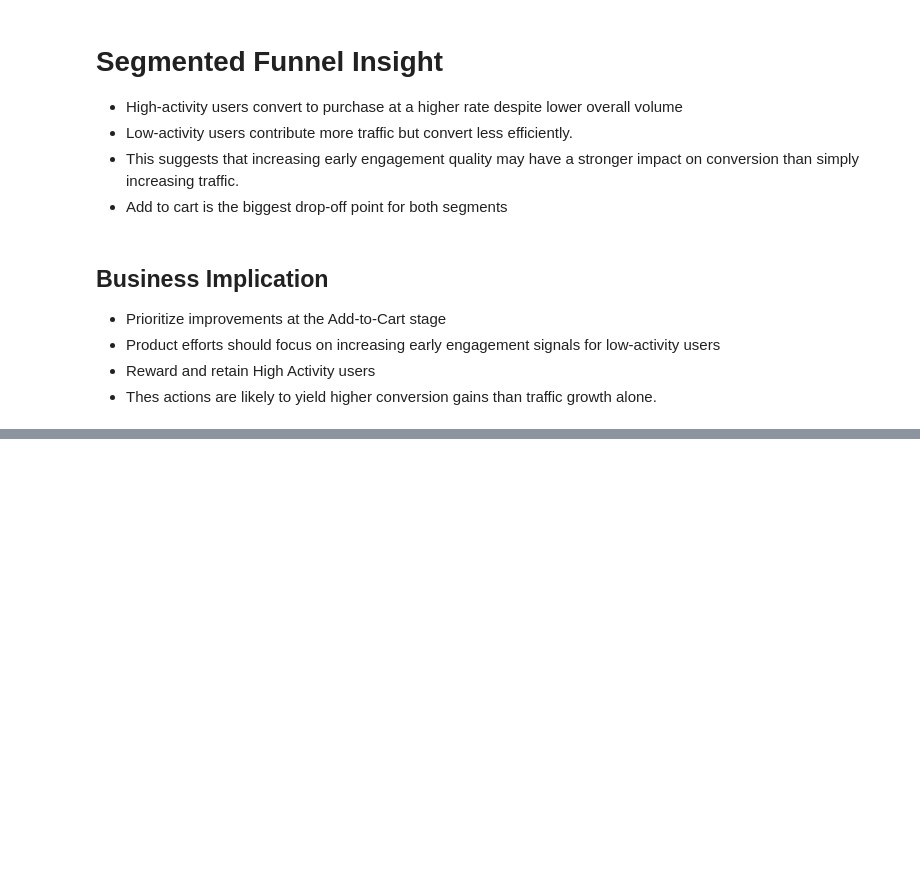
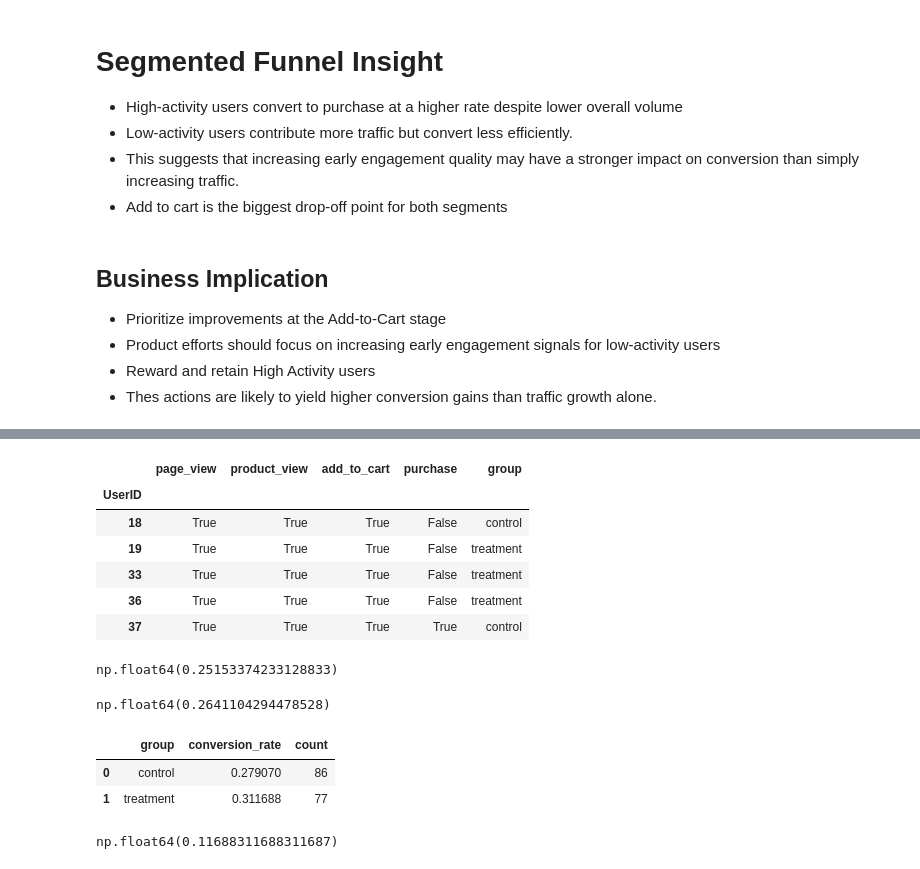
Before and after one commit to BoiDrew/product-funnel-experiment-analysis, a Jupyter notebook: notebooks/funnel_analysis.ipynb, the cells around one changed output, grey strips where cells are left out. Saved outputs shown, nothing was run; the diff lists cells and outputs as text; code cells hidden in the pictures; blank space fills up the shorter version.

```diff
--- a/notebooks/funnel_analysis.ipynb
+++ b/notebooks/funnel_analysis.ipynb
@@ -374,0 +398,40 @@ segment_funnel
+# %%
+# Randomly assign users to 'control' vs 'Treatement' groups
+
+np.random.seed(42)  # For reproducibility
+
+# Randomly assign each user to either control or treatment group
+experiment_user['group'] = np.random.choice(
+    ['control', 'treatment'],
+    size=len(experiment_user),
+    p=[0.5, 0.5]
+)
+
+experiment_user.head()
+# %% [output]
+|  | page_view | product_view | add_to_cart | purchase | group |
+| UserID |  |  |  |  |  |
+| 18 | True | True | True | False | control |
+| 19 | True | True | True | False | treatment |
+| 33 | True | True | True | False | treatment |
+| 36 | True | True | True | False | treatment |
+| 37 | True | True | True | True | control |
+# %%
+# Baseline (control) conversion rate
+baseline_rate = (
+    funnel_users['purchase'].sum() /
+    funnel_users['add_to_cart'].sum()
+)
+
+baseline_rate
+# %% [output]
+np.float64(0.25153374233128833)
+# %%
+# +5% lift for treatment group
+lift = 0.05
+
+# Apply lift to treatment group conversion rate
+treatment_rate = baseline_rate * (1 + lift)
+treatment_rate
+# %% [output]
+np.float64(0.2641104294478528)
@@ -374,0 +448,36 @@ segment_funnel
+# %%
+# Calculate conversion metrics for each experiment group (control vs treatment)
+results= (
+    experiment_user
+    .groupby('group')['purchase_simulated']
+    # Aggregate two key metrics:
+        # - mean: average of 0/1 values → conversion rate
+        # - count: number of users in each group
+
+    .agg(['mean', 'count'])
+    .reset_index()
+)
+
+results.rename(columns={'mean': 'conversion_rate'}, inplace=True)
+results
+# %% [output]
+|  | group | conversion_rate | count |
+| 0 | control | 0.279070 | 86 |
+| 1 | treatment | 0.311688 | 77 |
+# %%
+# Extract the conversion rate for the control group
+# We filter the 'results' table to the row where group == 'control'
+# Then select the 'conversion_rate' column and take the first (and only) value
+
+control_rate = results.loc[results['group'] == 'control', 'conversion_rate'].values[0]
+
+# Extract the conversion rate for the treatment group using the same logic
+treatment_rate = results.loc[results['group'] == 'treatment', 'conversion_rate'].values[0]
+
+# Calculate the observed lift:
+# (difference in conversion rates) / (control conversion rate)
+# This gives the relative improvement of treatment over control
+lift_observed = (treatment_rate - control_rate) / control_rate
+lift_observed
+# %% [output]
+np.float64(0.11688311688311687)
```
Also changed, not shown: parts of 5 cells of this notebook.
